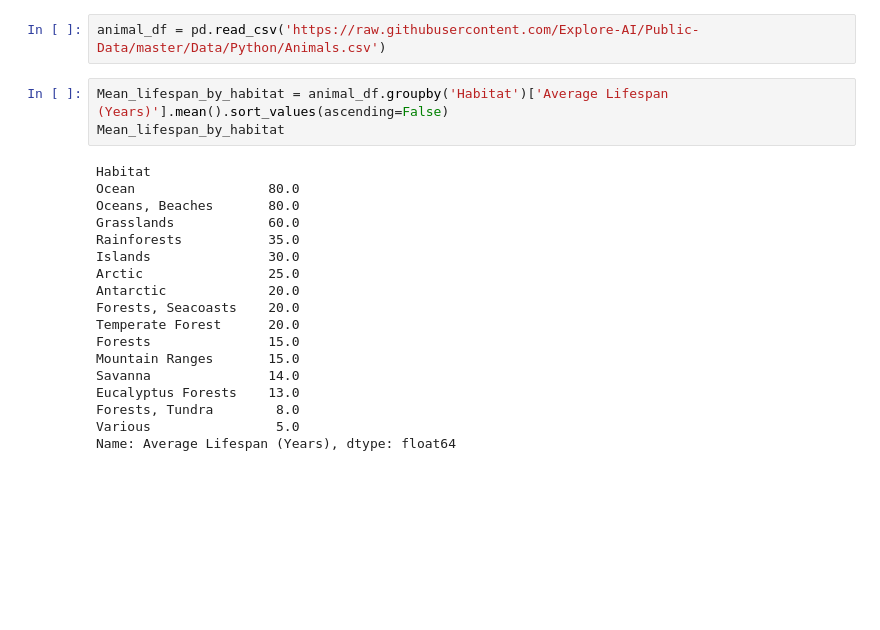
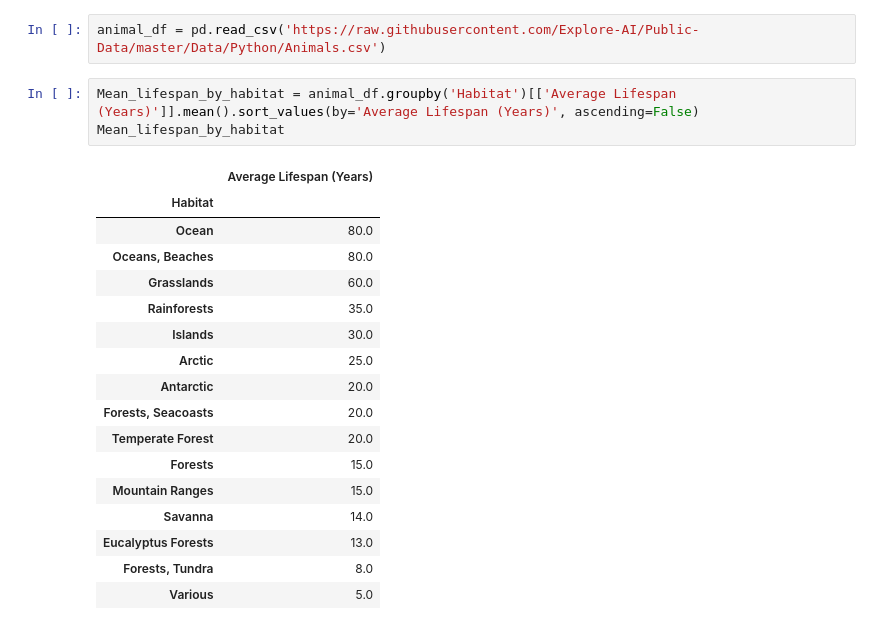
Before and after one commit to Ultra-Code/datascience_exploration, a Jupyter notebook: src/05-Python/DS with Python/Examples/02.02-ExploreAiTestBed.ipynb, the cells around one changed output. Cells and saved outputs as stored; diff of their text form; blank space fills up the shorter version.

```diff
--- a/src/05-Python/DS with Python/Examples/02.02-ExploreAiTestBed.ipynb
+++ b/src/05-Python/DS with Python/Examples/02.02-ExploreAiTestBed.ipynb
@@ -403,23 +259,23 @@ memory usage: 6.0+ MB
 # %%
 animal_df = pd.read_csv('https://raw.githubusercontent.com/Explore-AI/Public-Data/master/Data/Python/Animals.csv')
 # %%
-Mean_lifespan_by_habitat = animal_df.groupby('Habitat')['Average Lifespan (Years)'].mean().sort_values(ascending=False)
+Mean_lifespan_by_habitat = animal_df.groupby('Habitat')[['Average Lifespan (Years)']].mean().sort_values(by='Average Lifespan (Years)', ascending=False)
 Mean_lifespan_by_habitat
 # %% [output]
-Habitat
-Ocean                 80.0
-Oceans, Beaches       80.0
-Grasslands            60.0
-Rainforests           35.0
-Islands               30.0
-Arctic                25.0
-Antarctic             20.0
-Forests, Seacoasts    20.0
-Temperate Forest      20.0
-Forests               15.0
-Mountain Ranges       15.0
-Savanna               14.0
-Eucalyptus Forests    13.0
-Forests, Tundra        8.0
-Various                5.0
-Name: Average Lifespan (Years), dtype: float64
+|  | Average Lifespan (Years) |
+| Habitat |  |
+| Ocean | 80.0 |
+| Oceans, Beaches | 80.0 |
+| Grasslands | 60.0 |
+| Rainforests | 35.0 |
+| Islands | 30.0 |
+| Arctic | 25.0 |
+| Antarctic | 20.0 |
+| Forests, Seacoasts | 20.0 |
+| Temperate Forest | 20.0 |
+| Forests | 15.0 |
+| Mountain Ranges | 15.0 |
+| Savanna | 14.0 |
+| Eucalyptus Forests | 13.0 |
+| Forests, Tundra | 8.0 |
+| Various | 5.0 |
```
Also changed, not shown: parts of 18 cells of this notebook.
